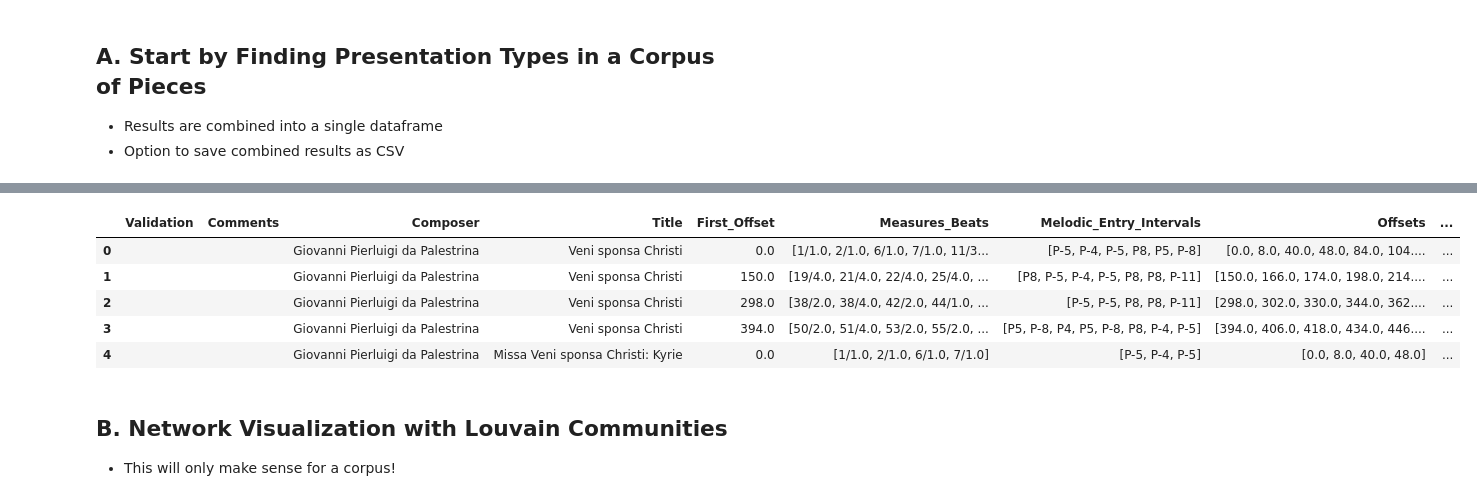
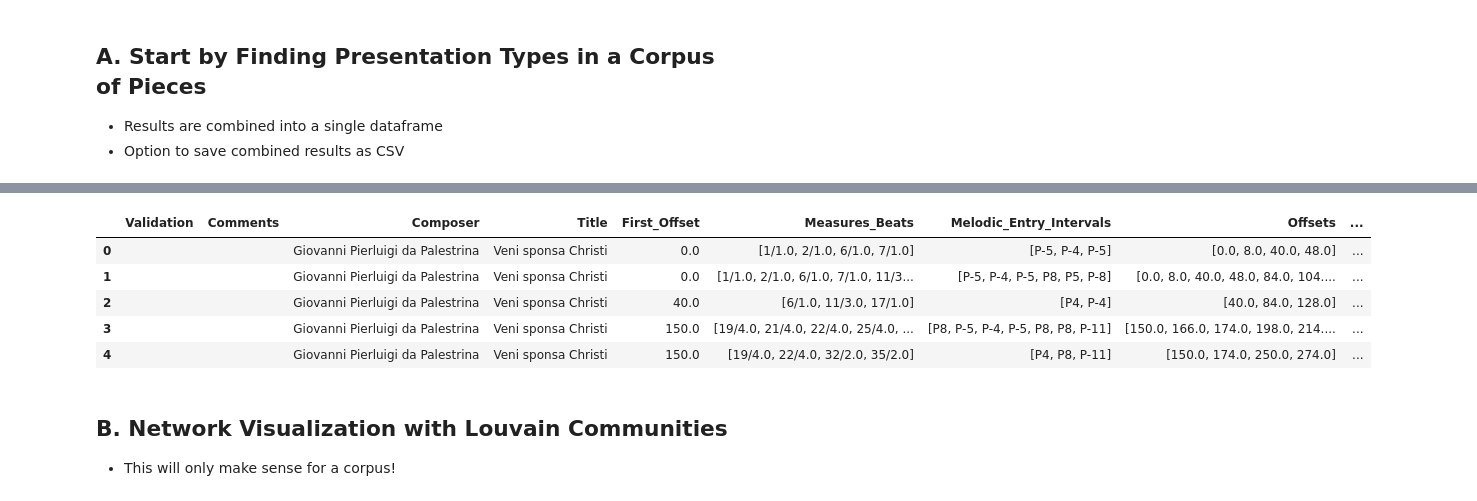
Before and after one commit to RichardFreedman/CRIM_JHUB, a Jupyter notebook: CRIM_05b_Presentation_Types_Network.ipynb, the cells around one changed output, grey strips where cells are left out. Drawn from its saved outputs; the diff is of its cells as text; code cells hidden in the pictures.

```diff
--- a/CRIM_05b_Presentation_Types_Network.ipynb
+++ b/CRIM_05b_Presentation_Types_Network.ipynb
@@ -75,7 +75,7 @@ for piece in piece_list:
     piece = importScore(url)
     output = piece.presentationTypes(limit_to_entries = True,
                                       edit_distance_threshold = 0,
-                                    include_hidden_types = False,
+                                    include_hidden_types = True,
                                     combine_unisons = True,
                                    melodic_ngram_length = 4)
 
@@ -101,6 +95,6 @@ Successfully imported https://crimproject.org/mei/CRIM_Mass_0019_5.mei
 |  | Validation | Comments | Composer | Title | First_Offset | Measures_Beats | Melodic_Entry_Intervals | Offsets | ... |
-| 0 |  |  | Giovanni Pierluigi da Palestrina | Veni sponsa Christi | 0.0 | [1/1.0, 2/1.0, 6/1.0, 7/1.0, 11/3... | [P-5, P-4, P-5, P8, P5, P-8] | [0.0, 8.0, 40.0, 48.0, 84.0, 104.... | ... |
-| 1 |  |  | Giovanni Pierluigi da Palestrina | Veni sponsa Christi | 150.0 | [19/4.0, 21/4.0, 22/4.0, 25/4.0, ... | [P8, P-5, P-4, P-5, P8, P8, P-11] | [150.0, 166.0, 174.0, 198.0, 214.... | ... |
-| 2 |  |  | Giovanni Pierluigi da Palestrina | Veni sponsa Christi | 298.0 | [38/2.0, 38/4.0, 42/2.0, 44/1.0, ... | [P-5, P-5, P8, P8, P-11] | [298.0, 302.0, 330.0, 344.0, 362.... | ... |
-| 3 |  |  | Giovanni Pierluigi da Palestrina | Veni sponsa Christi | 394.0 | [50/2.0, 51/4.0, 53/2.0, 55/2.0, ... | [P5, P-8, P4, P5, P-8, P8, P-4, P-5] | [394.0, 406.0, 418.0, 434.0, 446.... | ... |
-| 4 |  |  | Giovanni Pierluigi da Palestrina | Missa Veni sponsa Christi: Kyrie | 0.0 | [1/1.0, 2/1.0, 6/1.0, 7/1.0] | [P-5, P-4, P-5] | [0.0, 8.0, 40.0, 48.0] | ... |
+| 0 |  |  | Giovanni Pierluigi da Palestrina | Veni sponsa Christi | 0.0 | [1/1.0, 2/1.0, 6/1.0, 7/1.0] | [P-5, P-4, P-5] | [0.0, 8.0, 40.0, 48.0] | ... |
+| 1 |  |  | Giovanni Pierluigi da Palestrina | Veni sponsa Christi | 0.0 | [1/1.0, 2/1.0, 6/1.0, 7/1.0, 11/3... | [P-5, P-4, P-5, P8, P5, P-8] | [0.0, 8.0, 40.0, 48.0, 84.0, 104.... | ... |
+| 2 |  |  | Giovanni Pierluigi da Palestrina | Veni sponsa Christi | 40.0 | [6/1.0, 11/3.0, 17/1.0] | [P4, P-4] | [40.0, 84.0, 128.0] | ... |
+| 3 |  |  | Giovanni Pierluigi da Palestrina | Veni sponsa Christi | 150.0 | [19/4.0, 21/4.0, 22/4.0, 25/4.0, ... | [P8, P-5, P-4, P-5, P8, P8, P-11] | [150.0, 166.0, 174.0, 198.0, 214.... | ... |
+| 4 |  |  | Giovanni Pierluigi da Palestrina | Veni sponsa Christi | 150.0 | [19/4.0, 22/4.0, 32/2.0, 35/2.0] | [P4, P8, P-11] | [150.0, 174.0, 250.0, 274.0] | ... |
```
Also changed, not shown: parts of 9 cells of this notebook, 12 other files.
